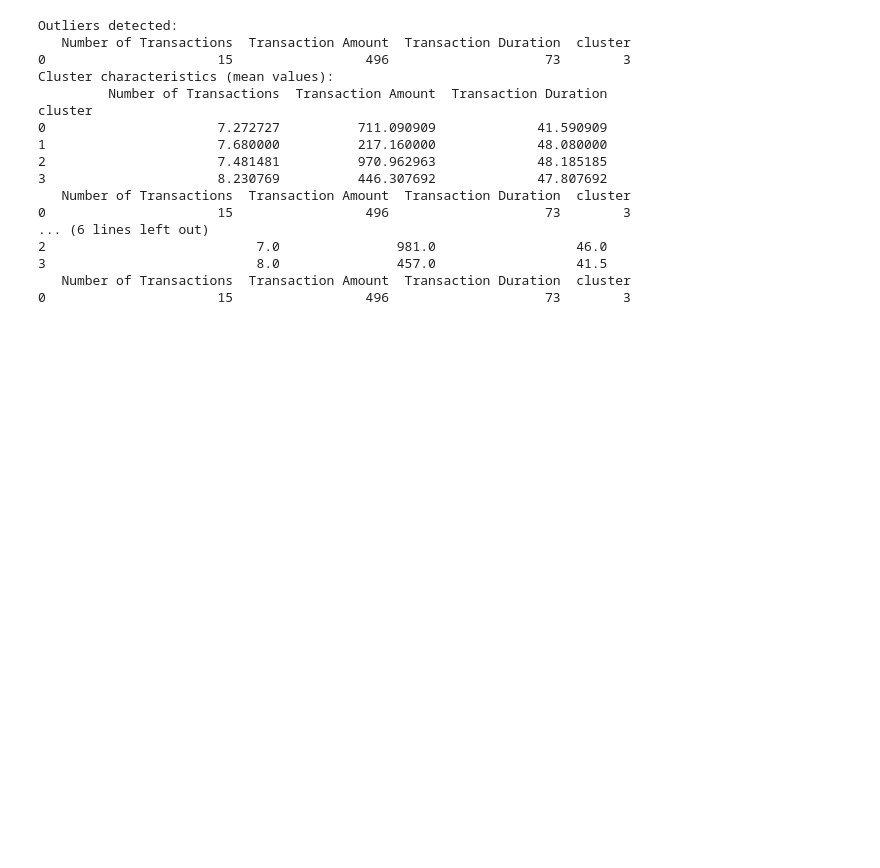
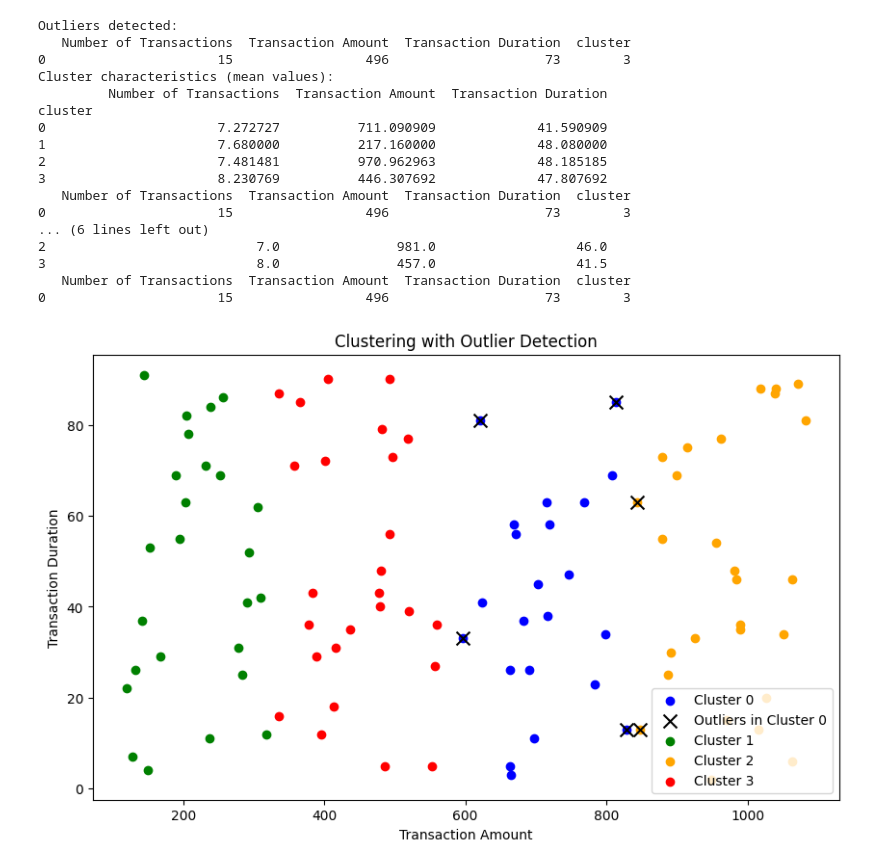
Before and after one commit to hanadinh1203/Data-Analytics-, a Jupyter notebook: Clusters_&_Outliers.ipynb, the cells around one changed output. Saved outputs shown, nothing was run; the diff lists cells and outputs as text; code cells hidden in the pictures; blank space fills up the shorter version.

```diff
--- a/Clusters_&_Outliers.ipynb
+++ b/Clusters_&_Outliers.ipynb
@@ -94,3 +94,33 @@ cluster
 3                           8.0               457.0                  41.5
    Number of Transactions  Transaction Amount  Transaction Duration  cluster
 0                      15                 496                    73        3
+# %%
+import matplotlib.pyplot as plt
+kmeans = KMeans(n_clusters=4, random_state=42)
+df['Cluster'] = kmeans.fit_predict(df[['Transaction Amount', 'Transaction Duration']])
+
+# Calculate Z-scores for each feature within each cluster
+for cluster in range(4):
+    cluster_data = df[df['Cluster'] == cluster]
+    z_scores = cluster_data[['Transaction Amount', 'Transaction Duration']].apply(zscore)
+    df.loc[cluster_data.index, 'Outlier'] = (np.abs(z_scores) > 1.7).any(axis=1)
+
+# Plotting
+plt.figure(figsize=(10, 6))
+colors = ['blue', 'green', 'orange', 'red']
+
+for cluster in range(4):
+    cluster_data = df[df['Cluster'] == cluster]
+    plt.scatter(cluster_data['Transaction Amount'], cluster_data['Transaction Duration'], c=colors[cluster], label=f'Cluster {cluster}')
+
+    # Highlighting outliers
+    outliers = cluster_data[cluster_data['Outlier']]
+    plt.scatter(outliers['Transaction Amount'], outliers['Transaction Duration'], c='black', marker='x', s=100, label=f'Outliers in Cluster {cluster}' if cluster == 0 else '')
+
+plt.xlabel('Transaction Amount')
+plt.ylabel('Transaction Duration')
+plt.title('Clustering with Outlier Detection')
+plt.legend()
+plt.show()
+# %% [output]
+[figure, added]
```
